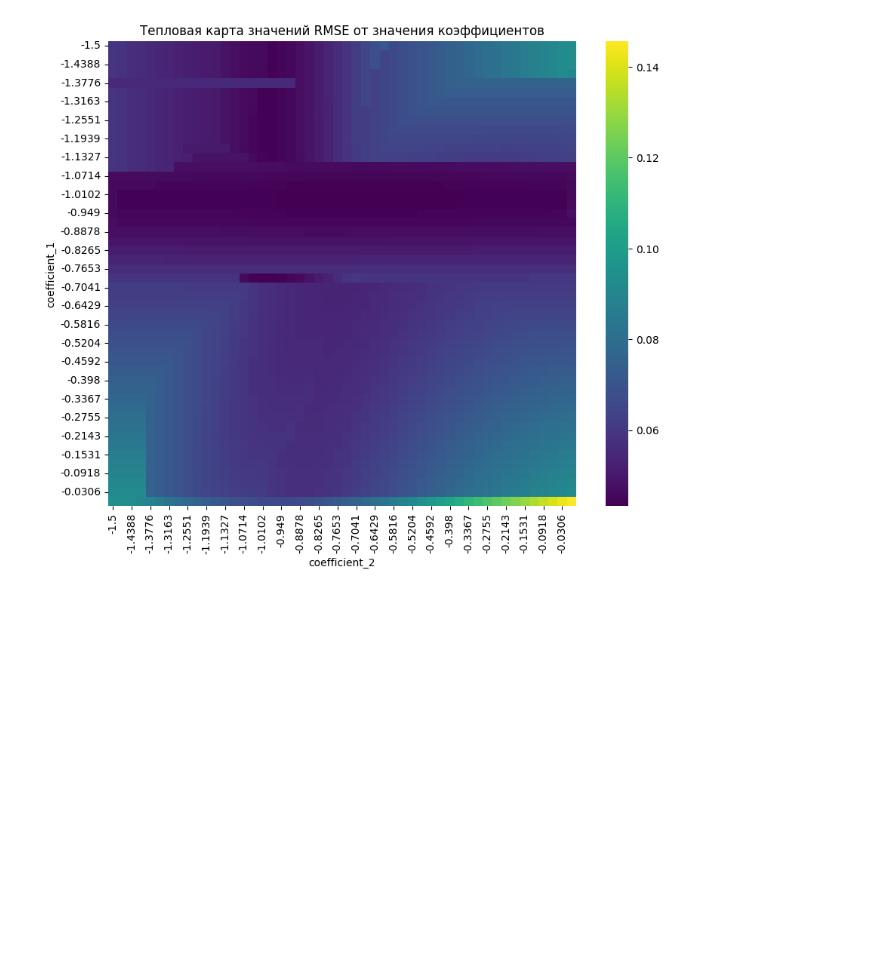
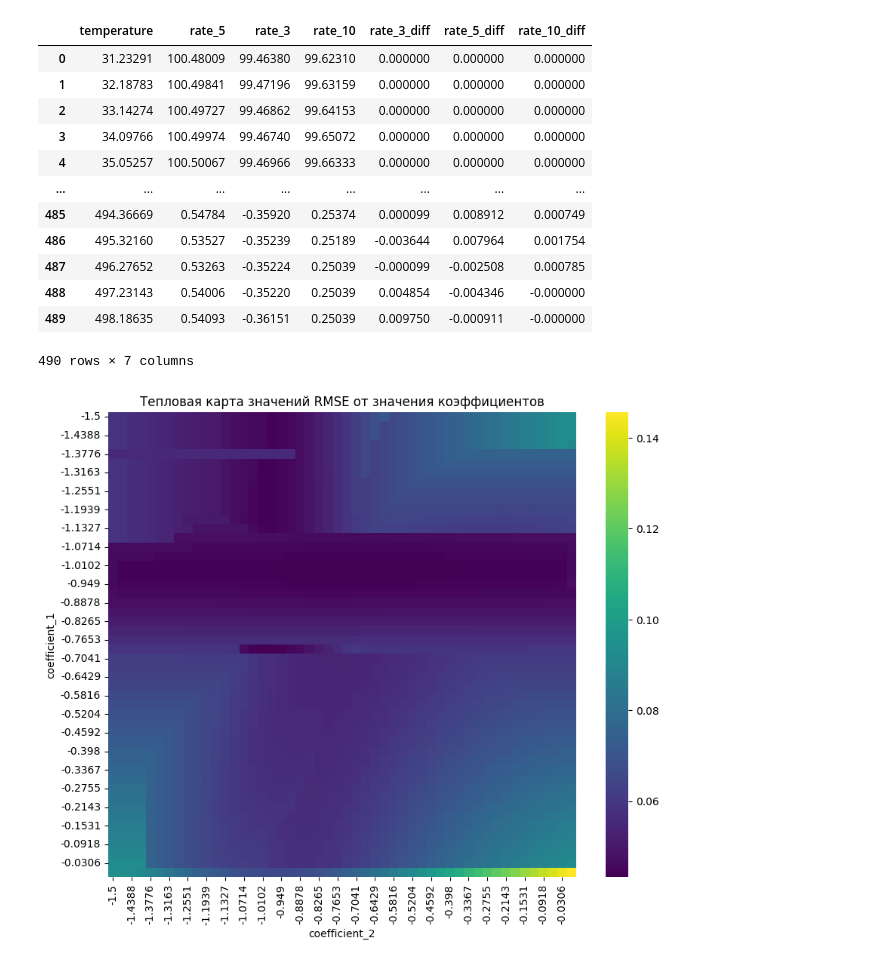
Before and after one commit to kdavjd/deconvolution_app, a Jupyter notebook: tests.ipynb, the cells around one changed output. Drawn from its saved outputs; the diff is of its cells as text; code cells hidden in the pictures; blank space fills up the shorter version.

```diff
--- a/tests.ipynb
+++ b/tests.ipynb
@@ -2,6 +2,28 @@
 import seaborn as sns
 import pandas as pd
 import matplotlib.pyplot as plt
+# %%
+df = pd.read_csv('data/NH4_deconvoluated_TGA.csv')
+df.drop(['rate_3_diff_reaction_0',
+       'rate_3_diff_reaction_1', 'rate_3_diff_cumulative',
+       'rate_5_diff_reaction_0', 'rate_5_diff_reaction_1',
+       'rate_5_diff_cumulative', 'rate_10_diff_reaction_0',
+       'rate_10_diff_reaction_1', 'rate_10_diff_cumulative'], axis=1, inplace=True)
+df
+# %% [output]
+|  | temperature | rate_5 | rate_3 | rate_10 | rate_3_diff | rate_5_diff | rate_10_diff |
+| 0 | 31.23291 | 100.48009 | 99.46380 | 99.62310 | 0.000000 | 0.000000 | 0.000000 |
+| 1 | 32.18783 | 100.49841 | 99.47196 | 99.63159 | 0.000000 | 0.000000 | 0.000000 |
+| 2 | 33.14274 | 100.49727 | 99.46862 | 99.64153 | 0.000000 | 0.000000 | 0.000000 |
+| 3 | 34.09766 | 100.49974 | 99.46740 | 99.65072 | 0.000000 | 0.000000 | 0.000000 |
+| 4 | 35.05257 | 100.50067 | 99.46966 | 99.66333 | 0.000000 | 0.000000 | 0.000000 |
+| ... | ... | ... | ... | ... | ... | ... | ... |
+| 485 | 494.36669 | 0.54784 | -0.35920 | 0.25374 | 0.000099 | 0.008912 | 0.000749 |
+| 486 | 495.32160 | 0.53527 | -0.35239 | 0.25189 | -0.003644 | 0.007964 | 0.001754 |
+| 487 | 496.27652 | 0.53263 | -0.35224 | 0.25039 | -0.000099 | -0.002508 | 0.000785 |
+| 488 | 497.23143 | 0.54006 | -0.35220 | 0.25039 | 0.004854 | -0.004346 | -0.000000 |
+| 489 | 498.18635 | 0.54093 | -0.36151 | 0.25039 | 0.009750 | -0.000911 | -0.000000 |
+490 rows × 7 columns
 # %%
 df = pd.read_csv('experiment_results.csv')
 df['coefficient_1'] = df['coefficient_1'].round(4)
```
Also changed, not shown: parts of 7 cells of this notebook, 11 other files.
